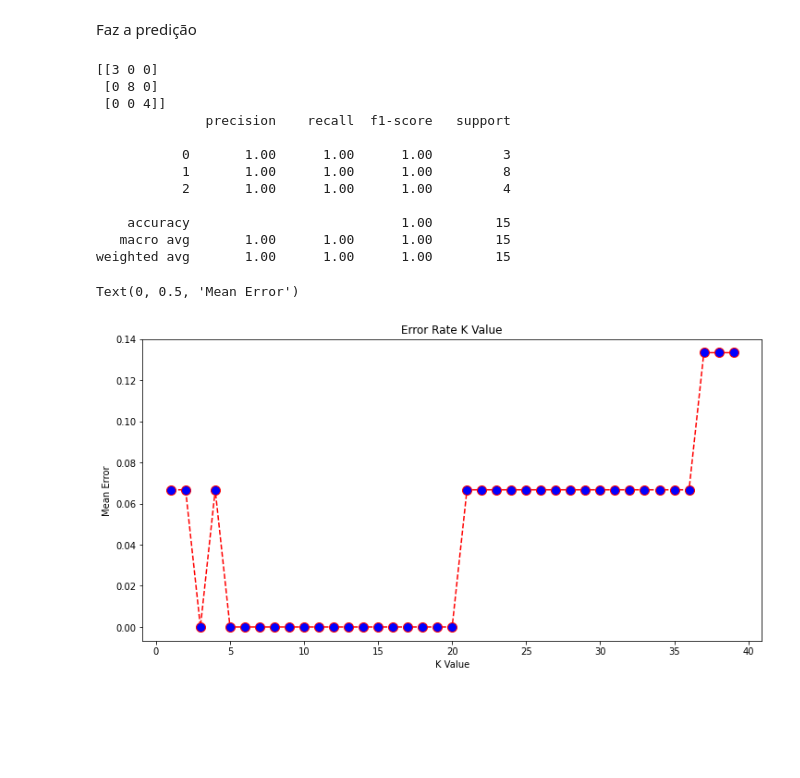
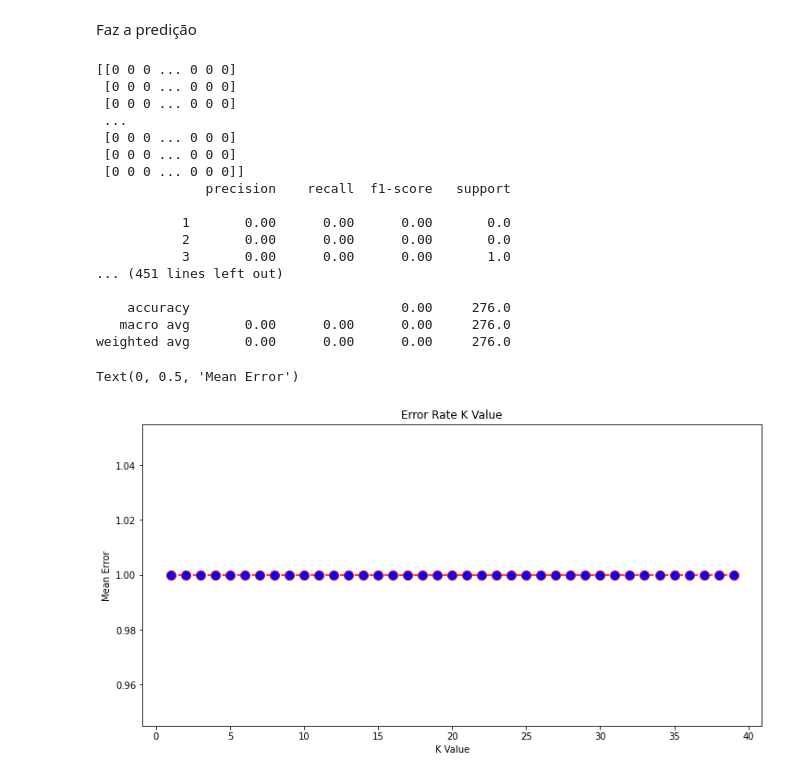
Before and after one commit to roxacarv/edulearn, a Jupyter notebook: classificação/classification.ipynb, the cells around one changed output. Saved outputs shown, nothing was run; the diff lists cells and outputs as text; code cells hidden in the pictures; blank space fills up the shorter version.

```diff
--- a/classificação/classification.ipynb
+++ b/classificação/classification.ipynb
@@ -41,15 +55,8 @@ for i in dataset.columns:
 # %% [markdown]
 Normaliza os dados usando StandardScaler e treina o modelo
 # %%
-X = dataset.iloc[:, :-1].values
-y = dataset.iloc[:, 4].values
+X = dataset.drop(columns=["CODIGO_IES"])
+y = dataset["CODIGO_IES"].values
 
 from sklearn.model_selection import train_test_split
-X_train, X_test, y_train, y_test = train_test_split(X, y, test_size=0.10)
-
-from sklearn.preprocessing import StandardScaler
-scaler = StandardScaler()
-scaler.fit(X_train)
-
-X_train = scaler.transform(X_train)
-X_test = scaler.transform(X_test)
+X_train, X_test, y_train, y_test = train_test_split(X, y, test_size=0.2)
@@ -55,0 +65,6 @@ X_test = scaler.transform(X_test)
+# %%
+from sklearn.neighbors import KNeighborsClassifier
+classifier = KNeighborsClassifier(n_neighbors=5, metric="euclidean")
+classifier.fit(X_train, y_train)
+
+y_pred = classifier.predict(X_test)
@@ -56,43 +91,43 @@ X_test = scaler.transform(X_test)
 # %% [markdown]
 Faz a predição
+# %%
+from sklearn.metrics import classification_report, confusion_matrix
+print(confusion_matrix(y_test, y_pred))
+print(classification_report(y_test, y_pred))
+# %% [output]
+[[0 0 0 ... 0 0 0]
+ [0 0 0 ... 0 0 0]
+ [0 0 0 ... 0 0 0]
+ ...
+ [0 0 0 ... 0 0 0]
+ [0 0 0 ... 0 0 0]
+ [0 0 0 ... 0 0 0]]
+              precision    recall  f1-score   support
+
+           1       0.00      0.00      0.00       0.0
+           2       0.00      0.00      0.00       0.0
+           3       0.00      0.00      0.00       1.0
+... (451 lines left out)
+
+    accuracy                           0.00     276.0
+   macro avg       0.00      0.00      0.00     276.0
+weighted avg       0.00      0.00      0.00     276.0
 # %%
-from sklearn.neighbors import KNeighborsClassifier
-classifier = KNeighborsClassifier(n_neighbors=5)
-classifier.fit(X_train, y_train)
-
-y_pred = classifier.predict(X_test)
-
-from sklearn.metrics import classification_report, confusion_matrix
-print(confusion_matrix(y_test, y_pred))
-print(classification_report(y_test, y_pred))
-
 error = []
 
 # Calculating error for K values between 1 and 40
 for i in range(1, 40):
-    knn = KNeighborsClassifier(n_neighbors=i)
+    knn = KNeighborsClassifier(n_neighbors=i, metric="euclidean")
     knn.fit(X_train, y_train)
     pred_i = knn.predict(X_test)
     error.append(np.mean(pred_i != y_test))
 
 plt.figure(figsize=(12, 6))
 plt.plot(range(1, 40), error, color='red', linestyle='dashed', marker='o',
          markerfacecolor='blue', markersize=10)
 plt.title('Error Rate K Value')
 plt.xlabel('K Value')
 plt.ylabel('Mean Error')
 # %% [output]
-[[3 0 0]
- [0 8 0]
- [0 0 4]]
-              precision    recall  f1-score   support
-
-           0       1.00      1.00      1.00         3
-           1       1.00      1.00      1.00         8
-           2       1.00      1.00      1.00         4
-
-    accuracy                           1.00        15
-   macro avg       1.00      1.00      1.00        15
-weighted avg       1.00      1.00      1.00        15
+Text(0, 0.5, 'Mean Error')
-Text(0, 0.5, 'Mean Error')
-[figure, old version]
+[figure, new version]
```
Also changed, not shown: parts of 5 cells of this notebook.
